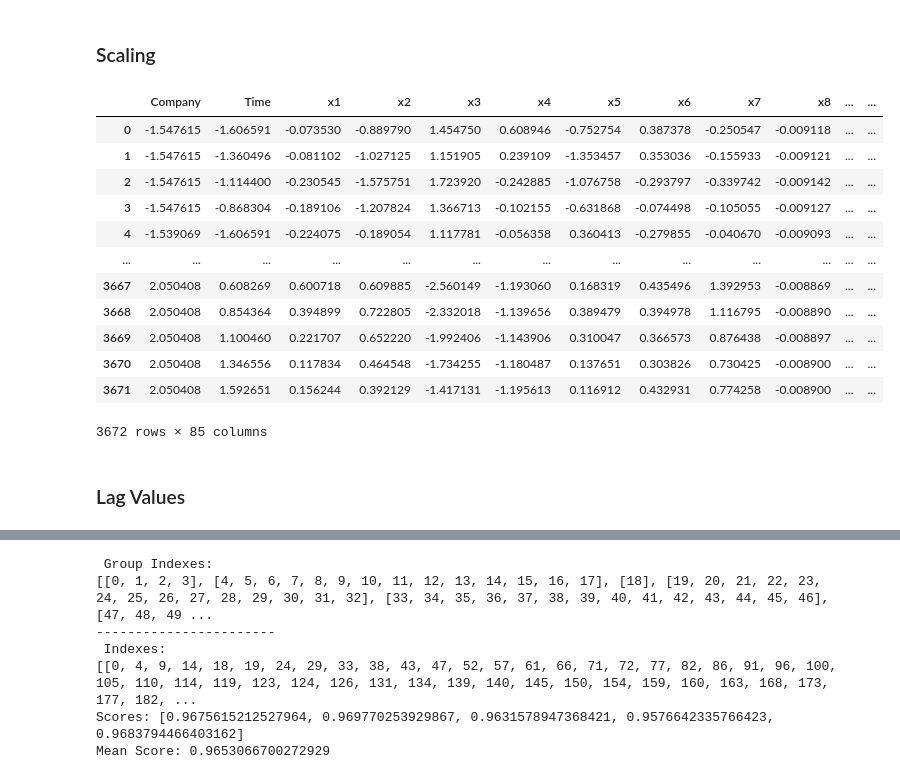
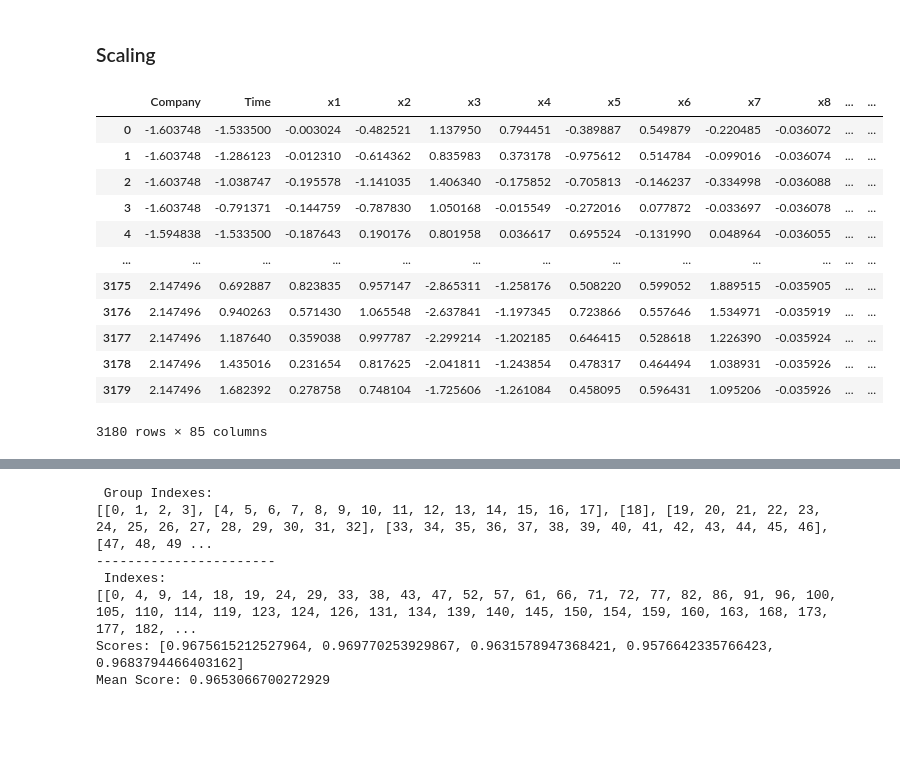
Before and after one commit to AndreCatarino/Financial-Distress-Prediction, a Jupyter notebook: docs/03_data_preparation.ipynb, the cells around one changed output, grey strips where cells are left out. Drawn from its saved outputs; the diff is of its cells as text; code cells hidden in the pictures; blank space fills up the shorter version.

```diff
--- a/docs/03_data_preparation.ipynb
+++ b/docs/03_data_preparation.ipynb
@@ -111,21 +111,19 @@ Name: Financial Distress, dtype: int64
 # %% [markdown]
 ### Scaling
 # %%
-X_scaled : pd.DataFrame = processor.scale()
+X_scaled : pd.DataFrame = processor.scale(X_sampled_sorted)
 X_scaled
 # %% [output]
 |  | Company | Time | x1 | x2 | x3 | x4 | x5 | x6 | x7 | x8 | ... | ... |
-| 0 | -1.547615 | -1.606591 | -0.073530 | -0.889790 | 1.454750 | 0.608946 | -0.752754 | 0.387378 | -0.250547 | -0.009118 | ... | ... |
-| 1 | -1.547615 | -1.360496 | -0.081102 | -1.027125 | 1.151905 | 0.239109 | -1.353457 | 0.353036 | -0.155933 | -0.009121 | ... | ... |
-| 2 | -1.547615 | -1.114400 | -0.230545 | -1.575751 | 1.723920 | -0.242885 | -1.076758 | -0.293797 | -0.339742 | -0.009142 | ... | ... |
-| 3 | -1.547615 | -0.868304 | -0.189106 | -1.207824 | 1.366713 | -0.102155 | -0.631868 | -0.074498 | -0.105055 | -0.009127 | ... | ... |
-| 4 | -1.539069 | -1.606591 | -0.224075 | -0.189054 | 1.117781 | -0.056358 | 0.360413 | -0.279855 | -0.040670 | -0.009093 | ... | ... |
+| 0 | -1.603748 | -1.533500 | -0.003024 | -0.482521 | 1.137950 | 0.794451 | -0.389887 | 0.549879 | -0.220485 | -0.036072 | ... | ... |
+| 1 | -1.603748 | -1.286123 | -0.012310 | -0.614362 | 0.835983 | 0.373178 | -0.975612 | 0.514784 | -0.099016 | -0.036074 | ... | ... |
+| 2 | -1.603748 | -1.038747 | -0.195578 | -1.141035 | 1.406340 | -0.175852 | -0.705813 | -0.146237 | -0.334998 | -0.036088 | ... | ... |
+| 3 | -1.603748 | -0.791371 | -0.144759 | -0.787830 | 1.050168 | -0.015549 | -0.272016 | 0.077872 | -0.033697 | -0.036078 | ... | ... |
+| 4 | -1.594838 | -1.533500 | -0.187643 | 0.190176 | 0.801958 | 0.036617 | 0.695524 | -0.131990 | 0.048964 | -0.036055 | ... | ... |
 | ... | ... | ... | ... | ... | ... | ... | ... | ... | ... | ... | ... | ... |
-| 3667 | 2.050408 | 0.608269 | 0.600718 | 0.609885 | -2.560149 | -1.193060 | 0.168319 | 0.435496 | 1.392953 | -0.008869 | ... | ... |
-| 3668 | 2.050408 | 0.854364 | 0.394899 | 0.722805 | -2.332018 | -1.139656 | 0.389479 | 0.394978 | 1.116795 | -0.008890 | ... | ... |
-| 3669 | 2.050408 | 1.100460 | 0.221707 | 0.652220 | -1.992406 | -1.143906 | 0.310047 | 0.366573 | 0.876438 | -0.008897 | ... | ... |
-| 3670 | 2.050408 | 1.346556 | 0.117834 | 0.464548 | -1.734255 | -1.180487 | 0.137651 | 0.303826 | 0.730425 | -0.008900 | ... | ... |
-| 3671 | 2.050408 | 1.592651 | 0.156244 | 0.392129 | -1.417131 | -1.195613 | 0.116912 | 0.432931 | 0.774258 | -0.008900 | ... | ... |
+| 3175 | 2.147496 | 0.692887 | 0.823835 | 0.957147 | -2.865311 | -1.258176 | 0.508220 | 0.599052 | 1.889515 | -0.035905 | ... | ... |
+| 3176 | 2.147496 | 0.940263 | 0.571430 | 1.065548 | -2.637841 | -1.197345 | 0.723866 | 0.557646 | 1.534971 | -0.035919 | ... | ... |
+| 3177 | 2.147496 | 1.187640 | 0.359038 | 0.997787 | -2.299214 | -1.202185 | 0.646415 | 0.528618 | 1.226390 | -0.035924 | ... | ... |
+| 3178 | 2.147496 | 1.435016 | 0.231654 | 0.817625 | -2.041811 | -1.243854 | 0.478317 | 0.464494 | 1.038931 | -0.035926 | ... | ... |
+| 3179 | 2.147496 | 1.682392 | 0.278758 | 0.748104 | -1.725606 | -1.261084 | 0.458095 | 0.596431 | 1.095206 | -0.035926 | ... | ... |
-3672 rows × 85 columns
+3180 rows × 85 columns
-# %% [markdown]
-### Lag Values
```
Also changed, not shown: parts of 19 cells of this notebook, 9 other files.
